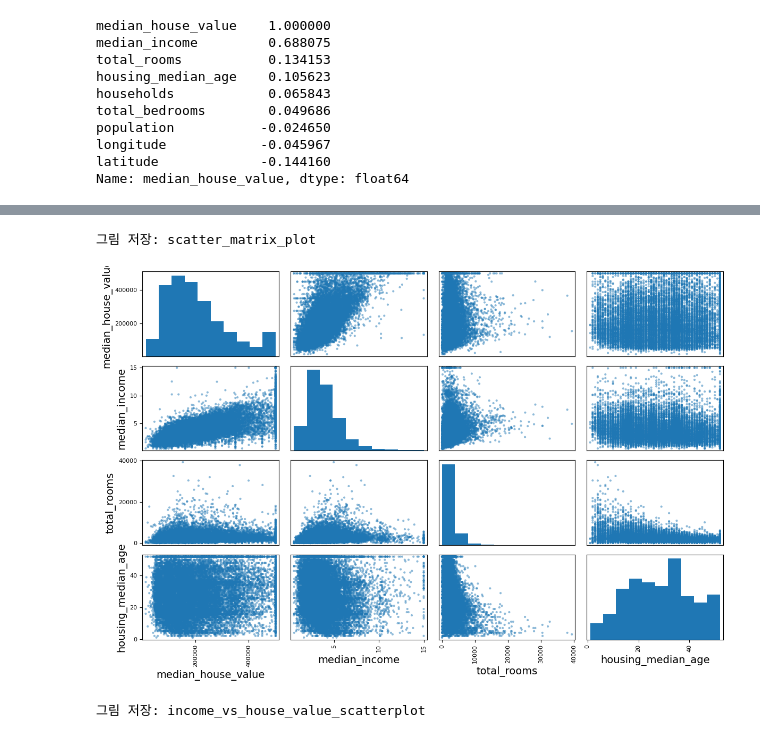
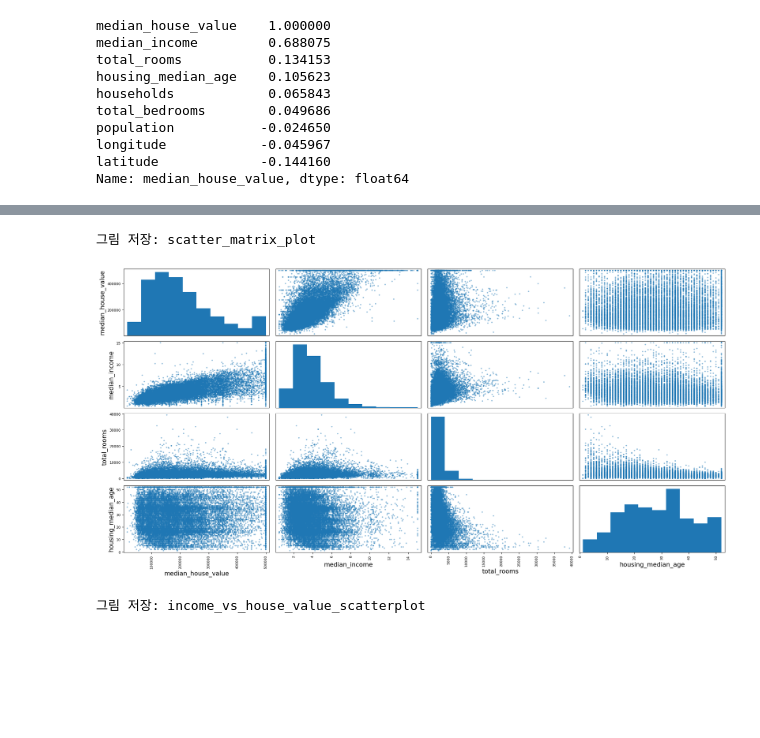
Before and after one commit to Eeun-ju/handson-ml2, a Jupyter notebook: 02_end_to_end_machine_learning_project.ipynb, the cells around one changed output, grey strips where cells are left out. Drawn from its saved outputs; the diff is of its cells as text; code cells hidden in the pictures; blank space fills up the shorter version.

```diff
--- a/02_end_to_end_machine_learning_project.ipynb
+++ b/02_end_to_end_machine_learning_project.ipynb
@@ -398,14 +407,15 @@ Name: median_house_value, dtype: float64
 # %%
 # from pandas.tools.plotting import scatter_matrix # 옛날 버전의 판다스에서는
 from pandas.plotting import scatter_matrix
 
 attributes = ["median_house_value", "median_income", "total_rooms",
-              "housing_median_age"]
-scatter_matrix(housing[attributes], figsize=(12, 8))
+              "housing_median_age"] # 어떤 컬럼을 보고 싶어 ?
+
+scatter_matrix(housing[attributes], figsize=(20, 10))
 save_fig("scatter_matrix_plot")
 # %% [output]
 그림 저장: scatter_matrix_plot
-[figure, old version]
+[figure, new version]
 # %%
 housing.plot(kind="scatter", x="median_income", y="median_house_value",
              alpha=0.1)
```
Also changed, not shown: parts of 10 cells of this notebook.
